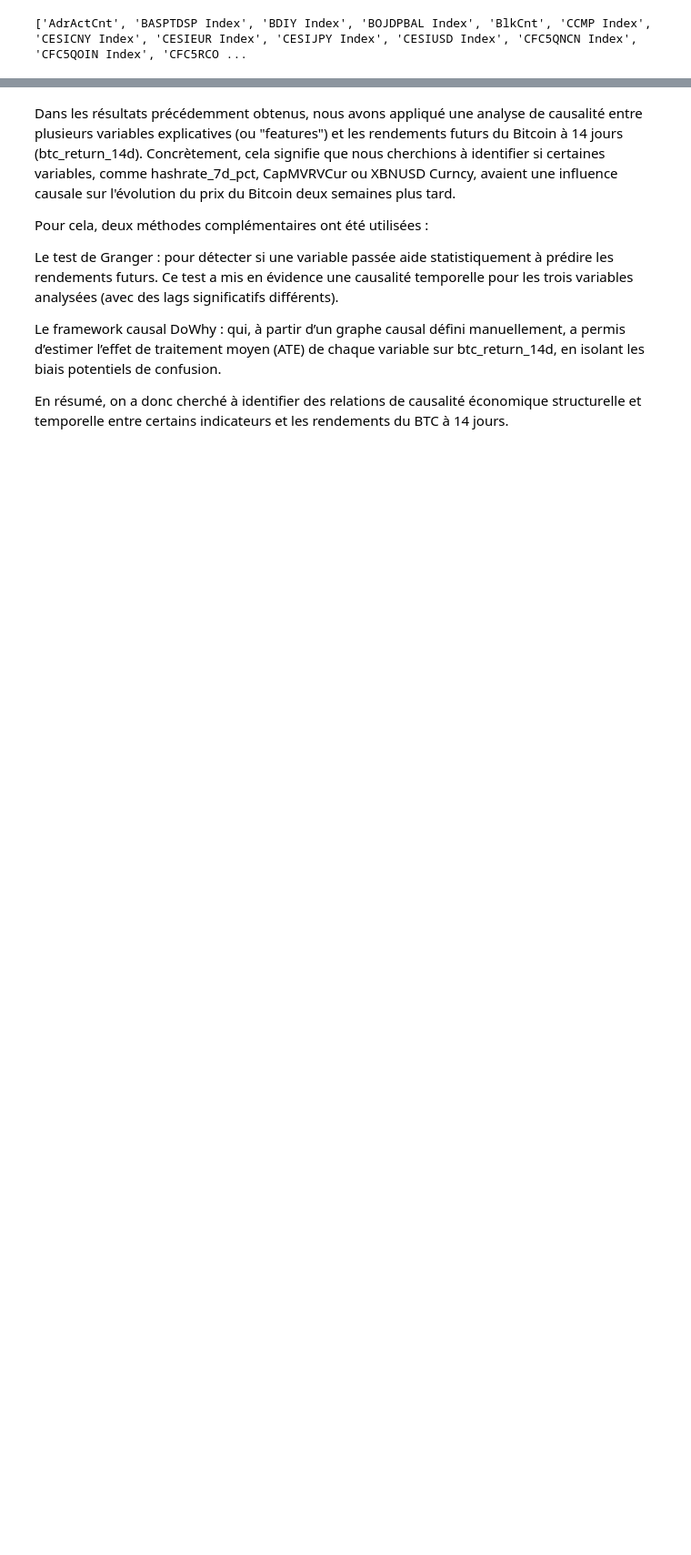
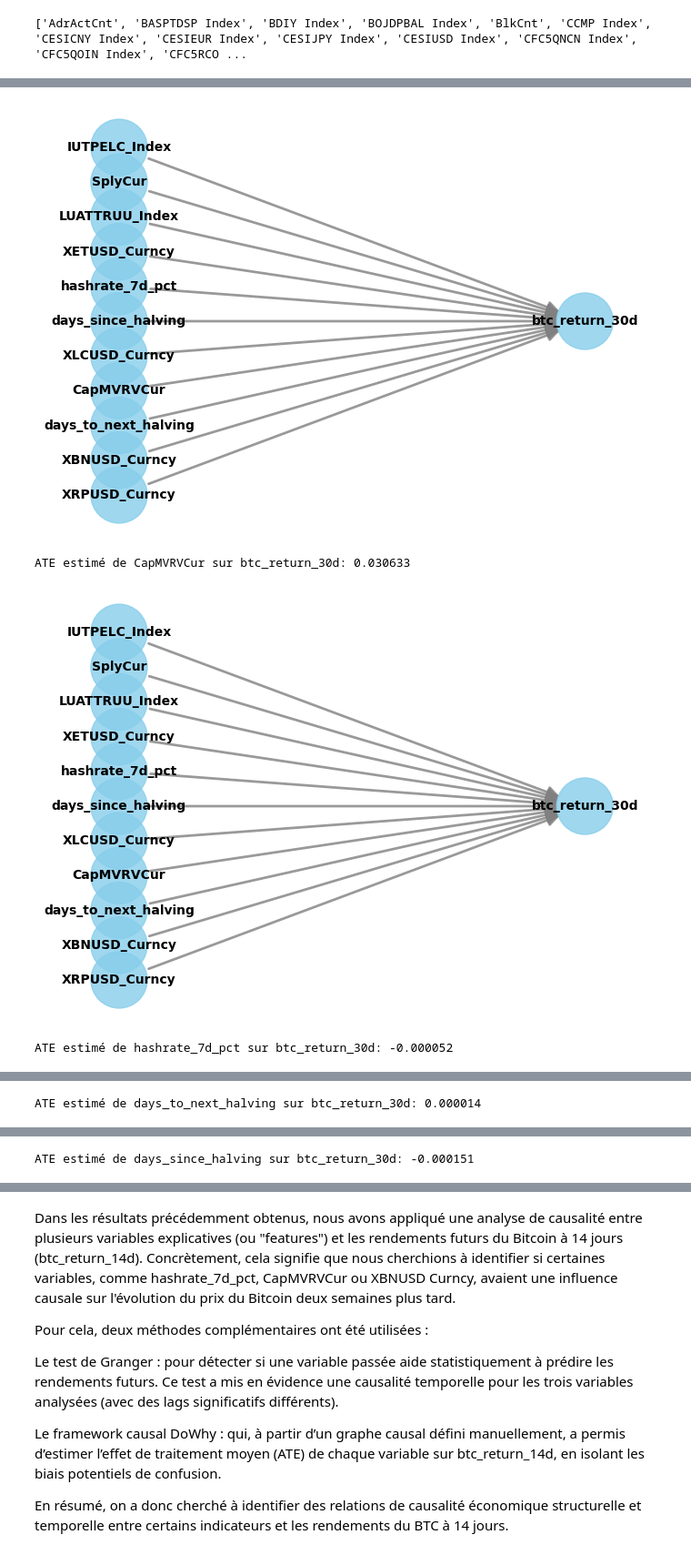
Before and after one commit to Nicolascos/Projet-PI2-BTC, a Jupyter notebook: notebooks/BTC_test.ipynb, the cells around one changed output, grey strips where cells are left out. Shown at 91% size. Saved outputs shown, nothing was run; the diff lists cells and outputs as text; code cells hidden in the pictures; blank space fills up the shorter version.

```diff
--- a/notebooks/BTC_test.ipynb
+++ b/notebooks/BTC_test.ipynb
@@ -213,0 +453,18 @@ print(merged_df['Ticker'].nunique())
+# %%
+def make_windows(X, P=30, Q=7):
+    Xs, Ys = [], []
+    for t in range(P, len(X) - Q):
+        Xs.append(X[t-P:t])      # (P, K)
+        Ys.append(X[t:t+Q])      # (Q, K)
+    return np.array(Xs), np.array(Ys)
+
+P, Q = 30, 7
+Xs, Ys = make_windows(X_scaled, P=P, Q=Q)
+
+print(Xs.shape, Ys.shape)  # (N, P, K), (N, Q, K)
+
+N = Xs.shape[0]
+cut = int(N * 0.8)
+
+Xs_train, Ys_train = Xs[:cut], Ys[:cut]
+Xs_test,  Ys_test  = Xs[cut:], Ys[cut:]
@@ -2600,7 +3532,19 @@ pivot_df.dropna(subset=["btc_return_30d", "hashrate_7d_pct"], inplace=True)
 # 2. GRANGER CAUSALITY TEST
 # ============================================================
 
-features = ["hashrate_7d_pct", "CapMVRVCur", "XBNUSD Curncy"]
+features = [
+    "hashrate_7d_pct",
+    "CapMVRVCur",
+    "XBNUSD Curncy",
+    "days_to_next_halving",
+    "days_since_halving",
+    "XRPUSD Curncy",
+    "LUATTRUU Index",
+    "IUTPELC Index",
+    "SplyCur",
+    "XLCUSD Curncy",
+    "XETUSD Curncy"
+]
 
 print("=" * 60)
 print("TEST DE CAUSALITÉ DE GRANGER")
@@ -2638,7 +3582,13 @@ cols_needed = [
     "CapMVRVCur",
     "hashrate_7d_pct",
     "days_to_next_halving",
-    "LUATTRUU Index"
+    "days_since_halving",
+    "XRPUSD Curncy",
+    "LUATTRUU Index",
+    "IUTPELC Index",
+    "SplyCur",
+    "XLCUSD Curncy",
+    "XETUSD Curncy"
 ]
 
 # Vérifier leur présence réelle
@@ -2648,7 +3598,11 @@ pivot_df_clean = pivot_df[available_cols].replace([np.inf, -np.inf], np.nan).dro
 # Remplacer les espaces par underscores pour DoWhy
 pivot_df_clean = pivot_df_clean.rename(columns={
     "XBNUSD Curncy": "XBNUSD_Curncy",
-    "LUATTRUU Index": "LUATTRUU_Index"
+    "LUATTRUU Index": "LUATTRUU_Index",
+    "XRPUSD Curncy": "XRPUSD_Curncy",
+    "IUTPELC Index": "IUTPELC_Index",
+    "XLCUSD Curncy": "XLCUSD_Curncy",
+    "XETUSD Curncy": "XETUSD_Curncy"
 })
 pivot_df = pivot_df_clean.copy()
 
@@ -2659,7 +3613,13 @@ digraph {
     CapMVRVCur -> btc_return_30d;
     hashrate_7d_pct -> btc_return_30d;
     days_to_next_halving -> btc_return_30d;
+    days_since_halving -> btc_return_30d;
+    XRPUSD_Curncy -> btc_return_30d;
     LUATTRUU_Index -> btc_return_30d;
+    IUTPELC_Index -> btc_return_30d;
+    SplyCur -> btc_return_30d;
+    XLCUSD_Curncy -> btc_return_30d;
+    XETUSD_Curncy -> btc_return_30d;
 }
 """
 
@@ -2680,7 +3640,19 @@ def estimate_ate(treatment: str):
         print(f"[Erreur ATE] {treatment} -> {e}")
 
 # Lancer les estimations
-treatments = ["XBNUSD_Curncy", "CapMVRVCur", "hashrate_7d_pct", "days_to_next_halving", "LUATTRUU_Index"]
+treatments = [
+    "XBNUSD_Curncy",
+    "CapMVRVCur",
+    "hashrate_7d_pct",
+    "days_to_next_halving",
+    "days_since_halving",
+    "XRPUSD_Curncy",
+    "LUATTRUU_Index",
+    "IUTPELC_Index",
+    "SplyCur",
+    "XLCUSD_Curncy",
+    "XETUSD_Curncy"
+]
 
 for var in treatments:
     estimate_ate(var)
@@ -2688,0 +3677,4 @@ ModuleNotFoundError: No module named 'dowhy'
+[figure, added]
+ATE estimé de CapMVRVCur sur btc_return_30d: 0.030633
+[figure, added]
+ATE estimé de hashrate_7d_pct sur btc_return_30d: -0.000052
@@ -2688,0 +3682 @@ ModuleNotFoundError: No module named 'dowhy'
+ATE estimé de days_to_next_halving sur btc_return_30d: 0.000014
@@ -2688,0 +3684 @@ ModuleNotFoundError: No module named 'dowhy'
+ATE estimé de days_since_halving sur btc_return_30d: -0.000151
```
Also changed, not shown: parts of 43 cells of this notebook.
